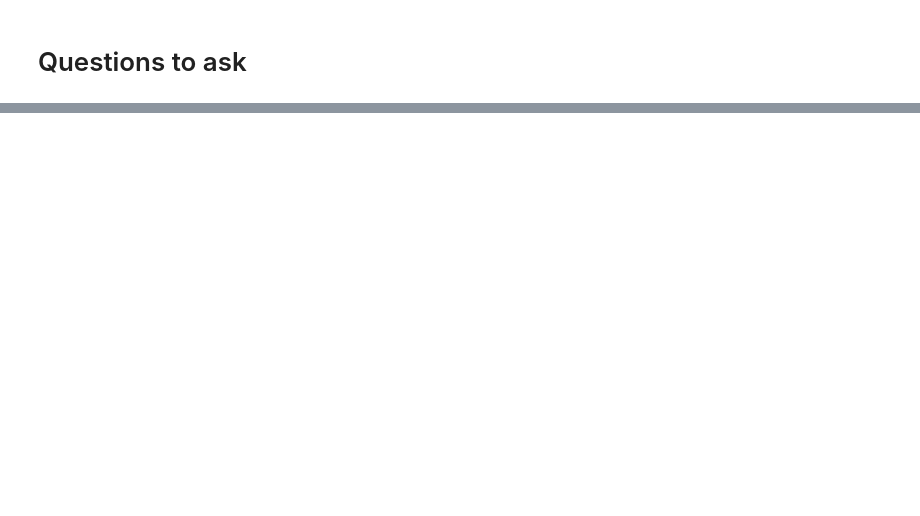
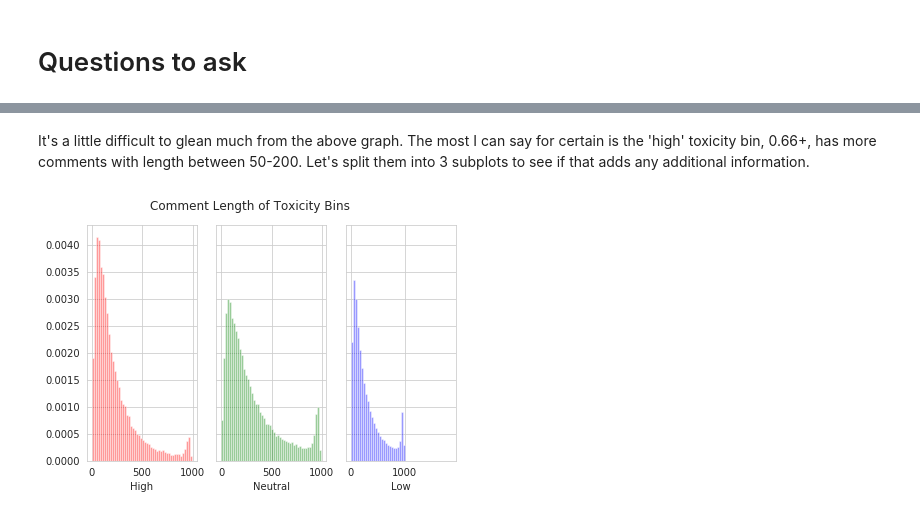
Before and after one commit to Esavoye/Data_Science_Career_Track, a Jupyter notebook: Capstone_1/Code/Capstone_1_EDA.ipynb, the cells around one changed output, grey strips where cells are left out. Cells and saved outputs as stored; diff of their text form; code cells hidden in the pictures; blank space fills up the shorter version.

```diff
--- a/Capstone_1/Code/Capstone_1_EDA.ipynb
+++ b/Capstone_1/Code/Capstone_1_EDA.ipynb
@@ -142,0 +399,19 @@ slimmed_sample_subset_df.to_pickle(dst + '/slimmed_sample_subset_df.pkl')
+# %% [markdown]
+It's a little difficult to glean much from the above graph. The most I can say for certain is the 'high' toxicity bin, 0.66+, has more comments with length between 50-200. Let's split them into 3 subplots to see if that adds any additional information.
+# %%
+fig, ax =plt.subplots(1,3, sharey=True)#, sharex=True)
+
+df = unpickled_df[unpickled_df.Toxicity_Bins == 'High']
+sns.distplot(df['comment_len'], kde=False, norm_hist = True, color = 'r', axlabel='High', ax=ax[0])
+
+df =unpickled_df[unpickled_df.Toxicity_Bins == 'Neutral']
+sns.distplot(df['comment_len'], kde=False, norm_hist = True, color = 'g', axlabel='Neutral', ax=ax[1])
+
+df =unpickled_df[unpickled_df.Toxicity_Bins == 'Low']
+sns.distplot(df['comment_len'], kde=False, norm_hist = True, color = 'b', axlabel='Low', ax=ax[2])
+
+# Plot formatting
+fig.suptitle('Comment Length of Toxicity Bins', y=1.05)
+fig.tight_layout()
+# %% [output]
+[figure, added]
```
Also changed, not shown: parts of 81 cells of this notebook.
